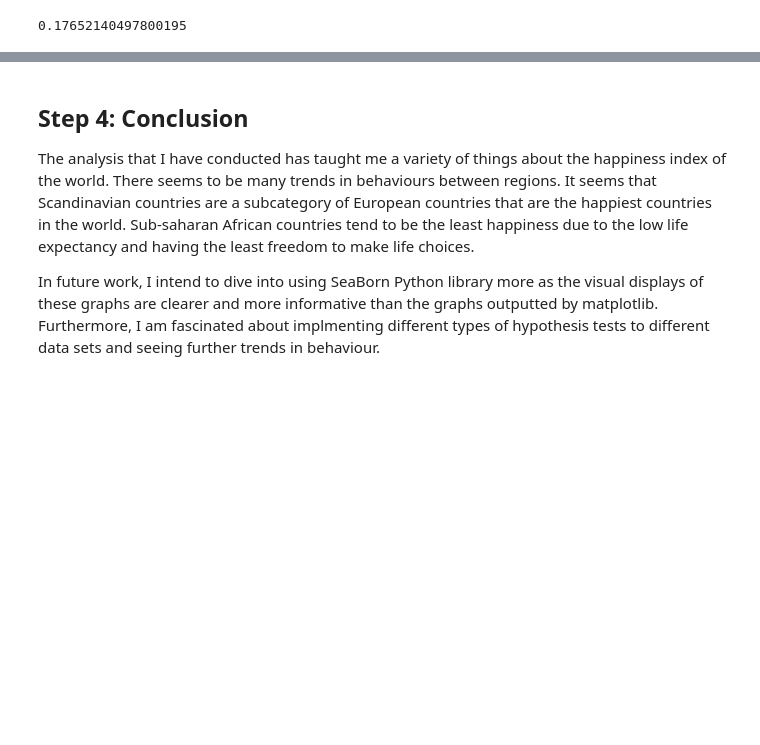
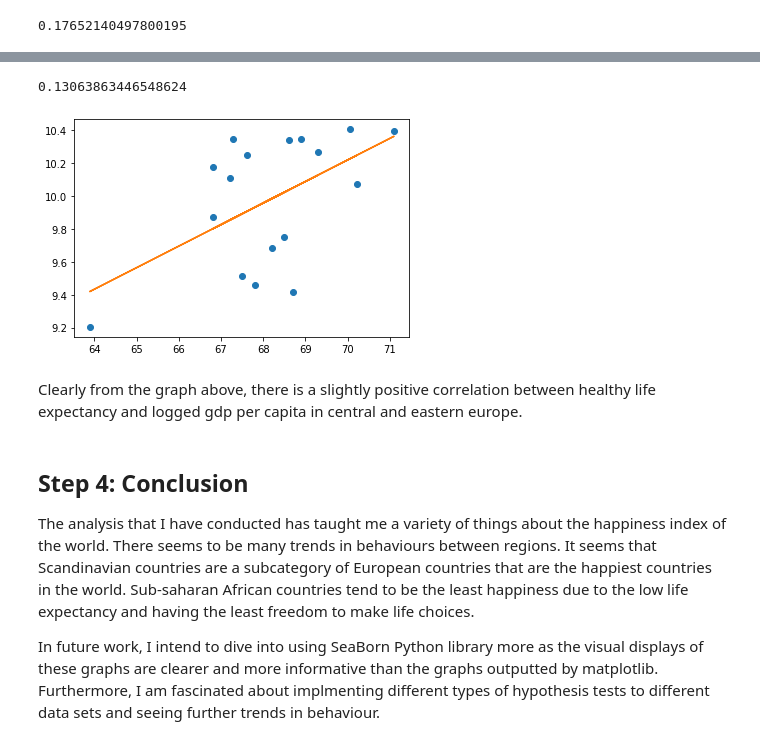
Before and after one commit to ax18031/ax18031_EMATM0048, a Jupyter notebook: Part3_folder/PART3.ipynb, the cells around one changed output, grey strips where cells are left out. Cells and saved outputs as stored; diff of their text form; code cells hidden in the pictures; blank space fills up the shorter version.

```diff
--- a/Part3_folder/PART3.ipynb
+++ b/Part3_folder/PART3.ipynb
@@ -490,3 +493,18 @@ model.score(x.reshape(-1,1),y.reshape(-1,1))
+# %%
+condition = df['Regional indicator']=='Central and Eastern Europe'
+na_hle = df.loc[condition,:]
+x_1 = df.loc[condition,:]
+x = x_1['Healthy life expectancy']
+y = x_1['Logged GDP per capita']
+plt.plot(x,y,'o')
+m, b = np.polyfit(x, y, 1)
+plt.plot(x, m*x + b)
+print(m)
+# %% [output]
+0.13063863446548624
+[figure, added]
+# %% [markdown]
+Clearly from the graph above, there is a slightly positive correlation between healthy life expectancy and logged gdp per capita in central and eastern europe.
 # %% [markdown]
 ## Step 4: Conclusion
 
```
Also changed, not shown: parts of 15 cells of this notebook.
